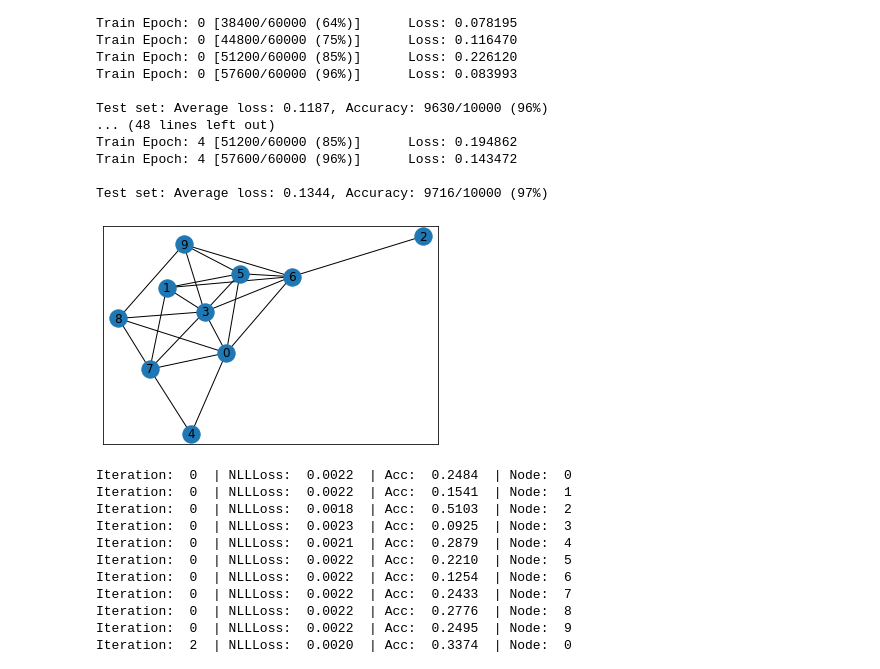
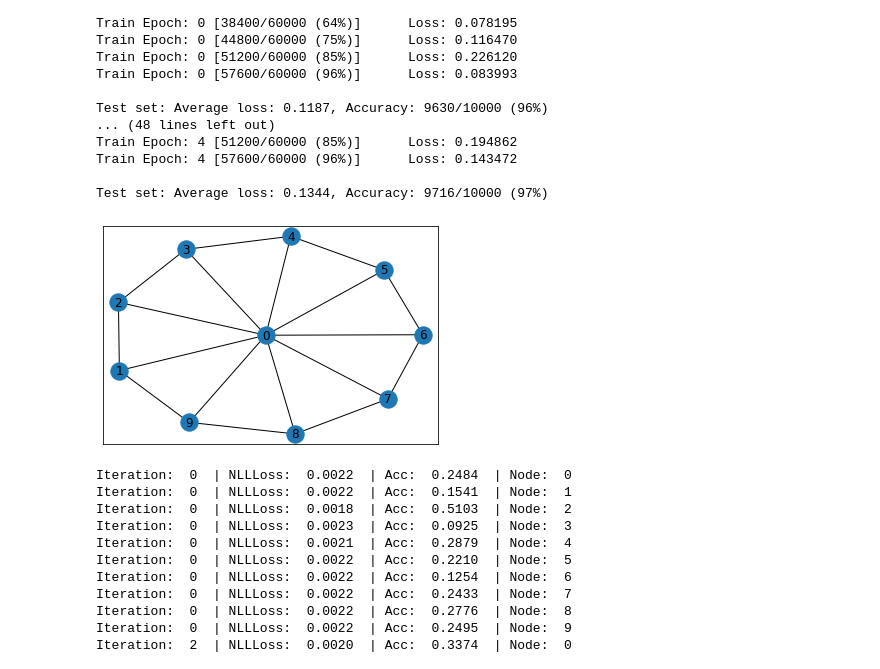
Before and after one commit to javieryu/nn_distributed_training, a Jupyter notebook: ee364b/dist_class_cnn.ipynb, the cells around one changed output. Saved outputs shown, nothing was run; the diff lists cells and outputs as text; code cells hidden in the pictures.

Commit message:
update notebook to wheel.

```diff
--- a/ee364b/dist_class_cnn.ipynb
+++ b/ee364b/dist_class_cnn.ipynb
@@ -99,11 +99,11 @@ Train Epoch: 4 [57600/60000 (96%)]      Loss: 0.143472
 Test set: Average loss: 0.1344, Accuracy: 9716/10000 (97%)
 # %%
 N = 10
-G = nx.erdos_renyi_graph(N, 0.6)
+G = nx.wheel_graph(N)
 nx.is_connected(G)
 nx.draw_networkx(G)
 # %% [output]
-[figure, old version]
+[figure, new version]
 # %%
 # Setup Models
 base_model = Net()
```
